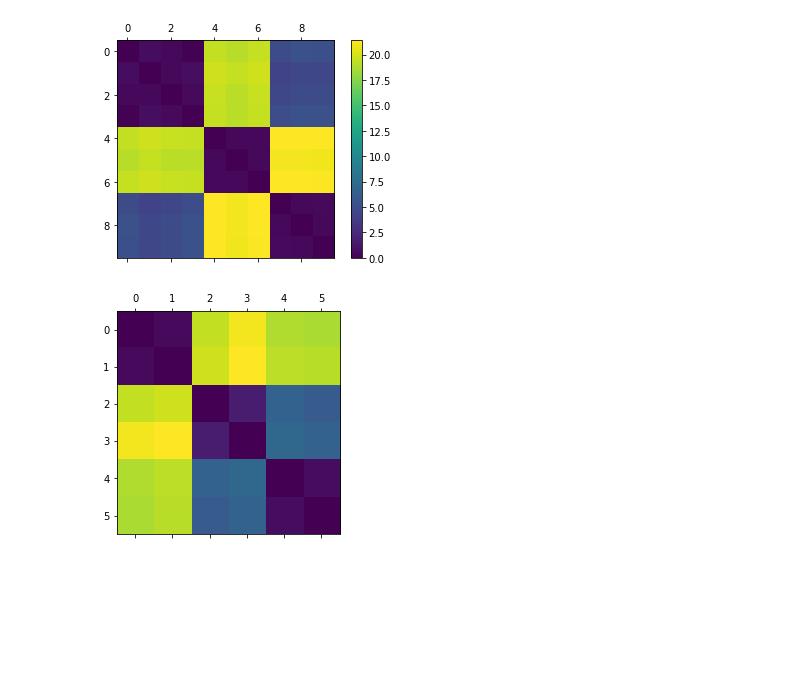
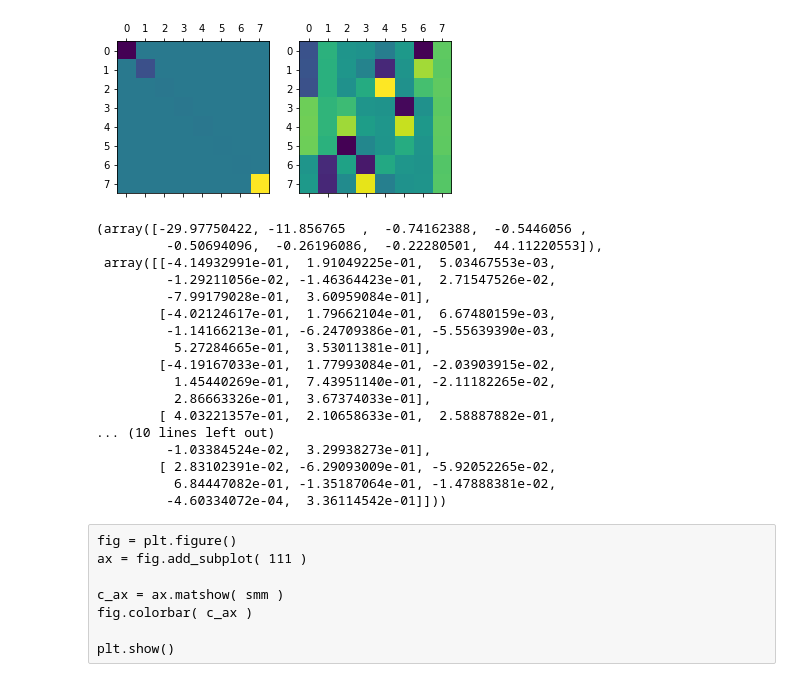
Before and after one commit to MarcoGrivol/Manifold-Learning, a Jupyter notebook: eigen_decomposition.ipynb, the cells around one changed output. Cells and saved outputs as stored; diff of their text form; code cells hidden in the pictures; blank space fills up the shorter version.

```diff
--- a/eigen_decomposition.ipynb
+++ b/eigen_decomposition.ipynb
@@ -101,17 +57,36 @@ w, v
-# %%
-fig = plt.figure()
-ax = fig.add_subplot( 111 )
-
-c_ax = ax.matshow( smm, interpolation='none' )
-fig.colorbar( c_ax )
-
-plt.show()
-# %% [output]
-[figure, removed]
-# %%
-smm_decomp = v @ np.diag( w ) @ np.linalg.inv(v)
-
-plt.matshow( smm_decomp )
-plt.show()
-# %% [output]
-[figure, removed]
+# %%
+w, v = np.linalg.eigh( smm )
+
+fig, (ax1, ax2) = plt.subplots(1, 2)
+ax1.matshow(np.diag(w))
+ax2.matshow(v)
+plt.show()
+
+w, v
+# %% [output]
+[figure, added]
+(array([-29.97750422, -11.856765  ,  -0.74162388,  -0.5446056 ,
+         -0.50694096,  -0.26196086,  -0.22280501,  44.11220553]),
+ array([[-4.14932991e-01,  1.91049225e-01,  5.03467553e-03,
+         -1.29211056e-02, -1.46364423e-01,  2.71547526e-02,
+         -7.99179028e-01,  3.60959084e-01],
+        [-4.02124617e-01,  1.79662104e-01,  6.67480159e-03,
+         -1.14166213e-01, -6.24709386e-01, -5.55639390e-03,
+          5.27284665e-01,  3.53011381e-01],
+        [-4.19167033e-01,  1.77993084e-01, -2.03903915e-02,
+          1.45440269e-01,  7.43951140e-01, -2.11182265e-02,
+          2.86663326e-01,  3.67374033e-01],
+        [ 4.03221357e-01,  2.10658633e-01,  2.58887882e-01,
+... (10 lines left out)
+         -1.03384524e-02,  3.29938273e-01],
+        [ 2.83102391e-02, -6.29093009e-01, -5.92052265e-02,
+          6.84447082e-01, -1.35187064e-01, -1.47888381e-02,
+         -4.60334072e-04,  3.36114542e-01]]))
+# %% [raw]
+fig = plt.figure()
+ax = fig.add_subplot( 111 )
+
+c_ax = ax.matshow( smm )
+fig.colorbar( c_ax )
+
+plt.show()
```
Also changed, not shown: parts of 10 cells of this notebook, 2 other files.
